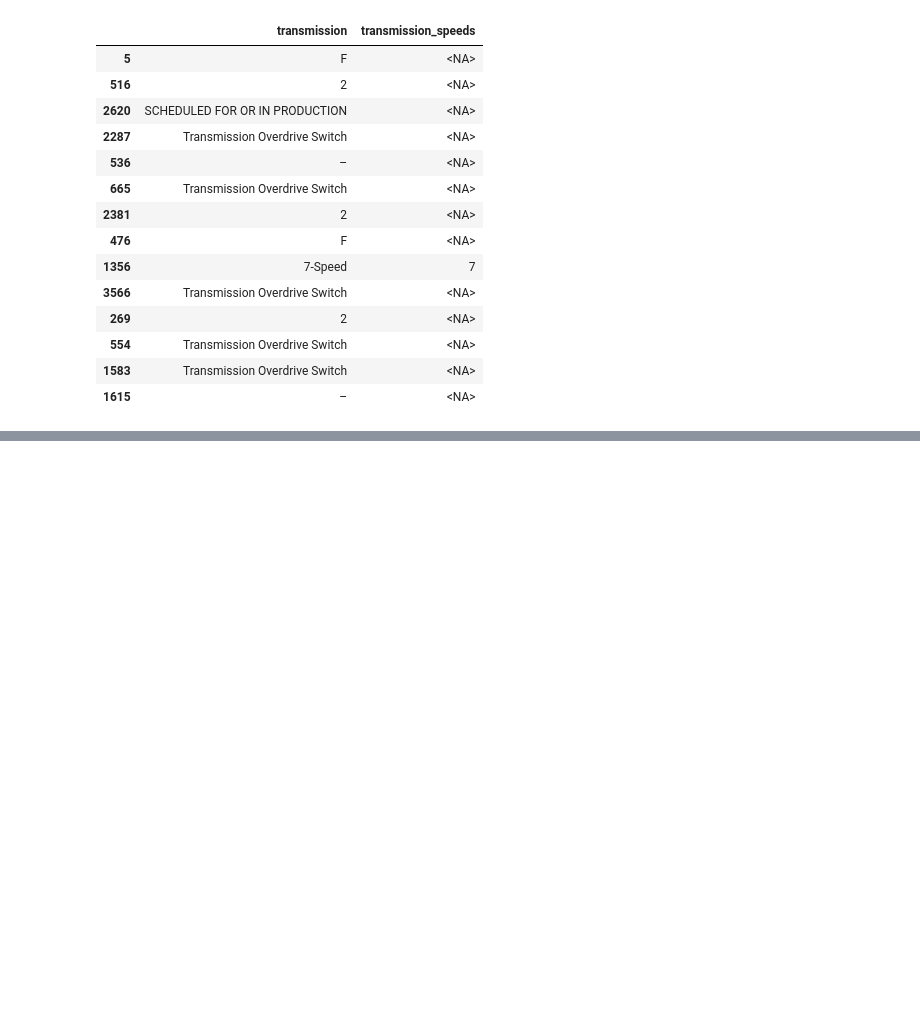
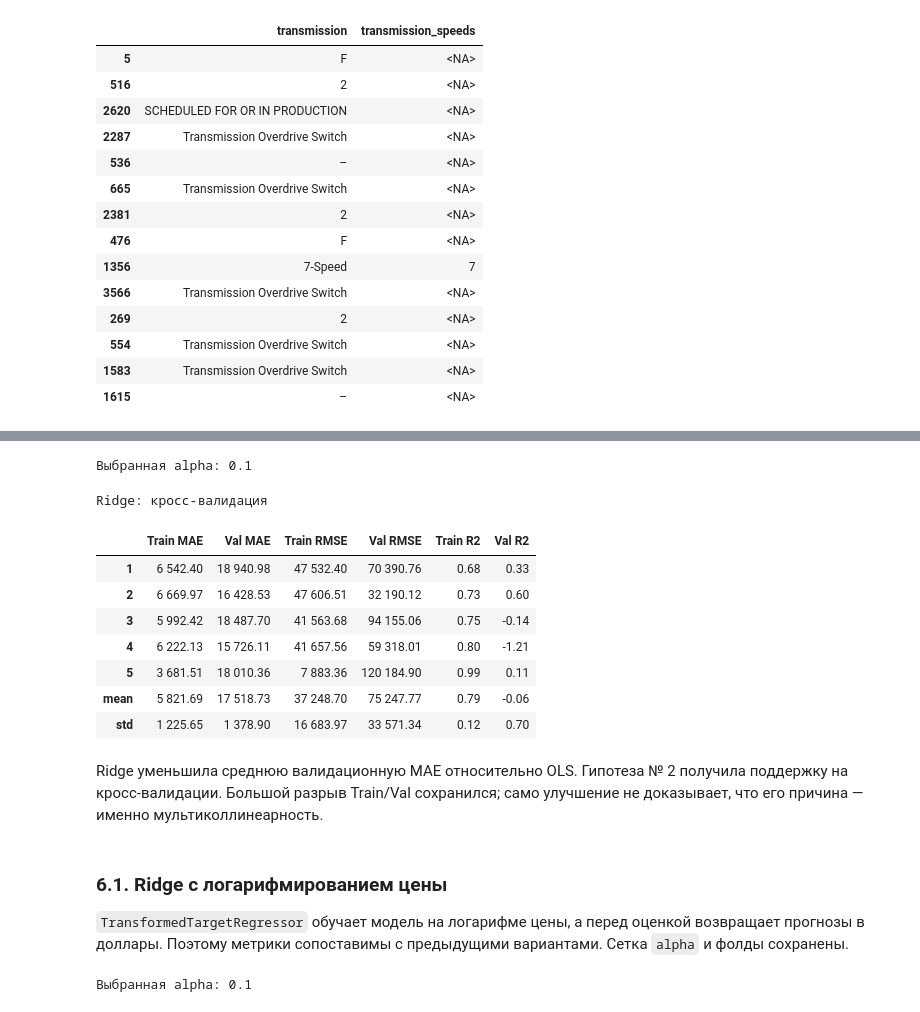
Before and after one commit to egorbolshanin/postupashki1, a Jupyter notebook: research.ipynb, the cells around one changed output, grey strips where cells are left out. Saved outputs shown, nothing was run; the diff lists cells and outputs as text; code cells hidden in the pictures; blank space fills up the shorter version.

```diff
--- a/research.ipynb
+++ b/research.ipynb
@@ -899,0 +870,60 @@ display(comparison.round(2))
+# %%
+from sklearn.linear_model import Ridge
+from sklearn.model_selection import GridSearchCV
+
+ridge_model = Pipeline([
+    ('preprocessor', preprocessor),
+    ('model', Ridge())
+])
+
+ridge_search = GridSearchCV(
+    estimator=ridge_model,
+    param_grid={
+        'model__alpha': [0.01, 0.1, 1, 10, 100, 1000]
+    },
+    scoring=scoring,
+    cv=cv,
+    return_train_score=True,
+    refit=False,
+    n_jobs=-1
+)
+
+ridge_search.fit(X_train, y_train);
+# %%
+results = ridge_search.cv_results_
+
+best = np.argmax(results['mean_test_MAE'])
+
+print('Выбранная alpha:', results['params'][best]['model__alpha'])
+
+scores_ridge = {
+    name: np.array([
+        results[f'split{i}_{name}'][best]
+        for i in range(5)
+    ])
+    for name in [
+        'train_MAE', 'test_MAE',
+        'train_RMSE', 'test_RMSE',
+        'train_R2', 'test_R2'
+    ]
+}
+# %% [output]
+Выбранная alpha: 0.1
+# %%
+show_cv(scores_ridge, 'Ridge: кросс-валидация')
+# %% [output]
+Ridge: кросс-валидация
+|  | Train MAE | Val MAE | Train RMSE | Val RMSE | Train R2 | Val R2 |
+| 1 | 6 542.40 | 18 940.98 | 47 532.40 | 70 390.76 | 0.68 | 0.33 |
+| 2 | 6 669.97 | 16 428.53 | 47 606.51 | 32 190.12 | 0.73 | 0.60 |
+| 3 | 5 992.42 | 18 487.70 | 41 563.68 | 94 155.06 | 0.75 | -0.14 |
+| 4 | 6 222.13 | 15 726.11 | 41 657.56 | 59 318.01 | 0.80 | -1.21 |
+| 5 | 3 681.51 | 18 010.36 | 7 883.36 | 120 184.90 | 0.99 | 0.11 |
+| mean | 5 821.69 | 17 518.73 | 37 248.70 | 75 247.77 | 0.79 | -0.06 |
+| std | 1 225.65 | 1 378.90 | 16 683.97 | 33 571.34 | 0.12 | 0.70 |
+# %% [markdown]
+Ridge уменьшила среднюю валидационную MAE относительно OLS. Гипотеза № 2 получила поддержку на кросс-валидации. Большой разрыв Train/Val сохранился; само улучшение не доказывает, что его причина — именно мультиколлинеарность.
+# %% [markdown]
+### 6.1. Ridge с логарифмированием цены
+
+`TransformedTargetRegressor` обучает модель на логарифме цены, а перед оценкой возвращает прогнозы в доллары. Поэтому метрики сопоставимы с предыдущими вариантами. Сетка `alpha` и фолды сохранены.
@@ -899,0 +952,19 @@ display(comparison.round(2))
+# %%
+results_log = ridge_log_search.cv_results_
+best_log = np.argmax(results_log['mean_test_MAE'])
+
+print('Выбранная alpha:',results_log['params'][best_log]['regressor__model__alpha'])
+
+scores_ridge_log = {
+    name: np.array([
+        results_log[f'split{i}_{name}'][best_log]
+        for i in range(5)
+    ])
+    for name in [
+        'train_MAE', 'test_MAE',
+        'train_RMSE', 'test_RMSE',
+        'train_R2', 'test_R2'
+    ]
+}
+# %% [output]
+Выбранная alpha: 0.1
```
Also changed, not shown: parts of 97 cells of this notebook, 7 other files.
